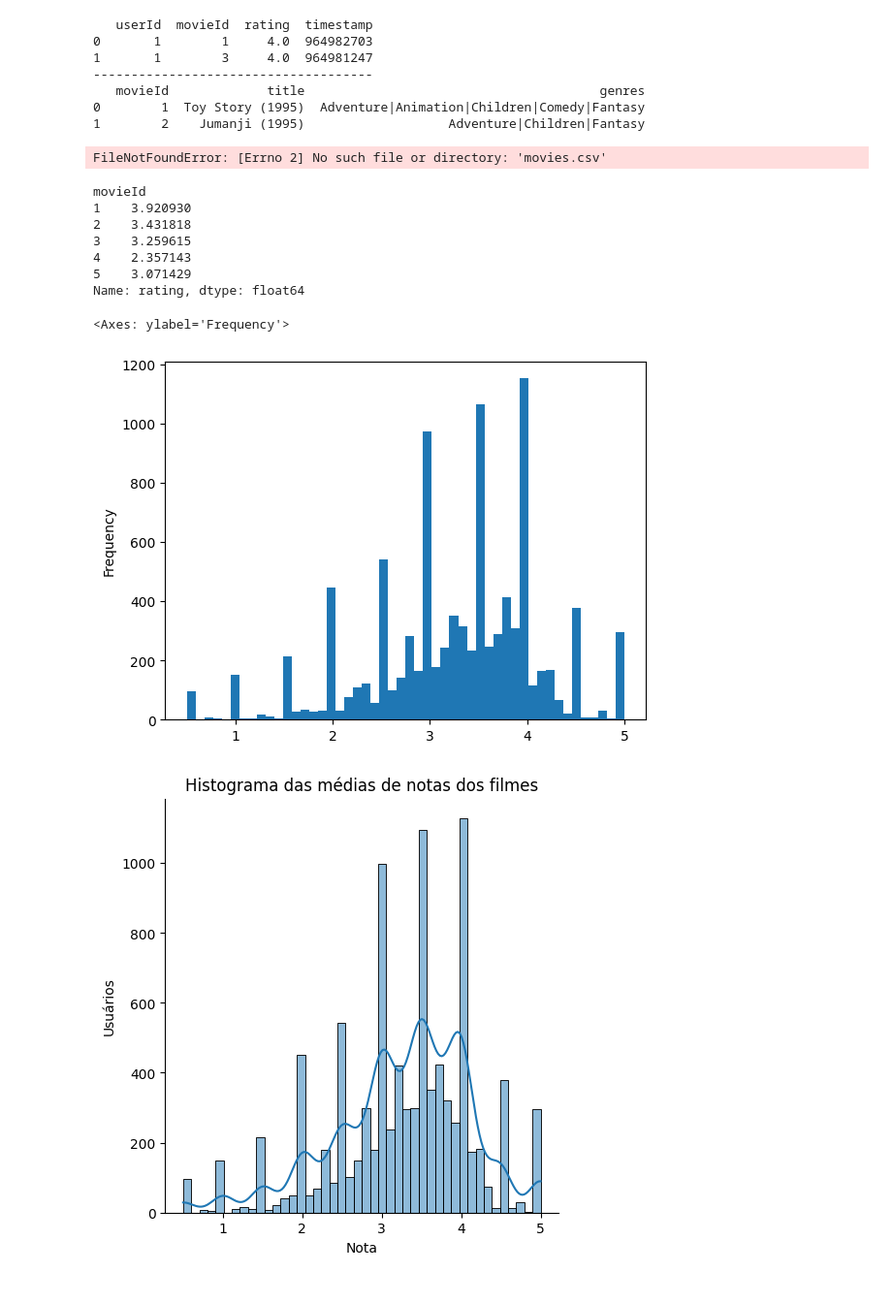
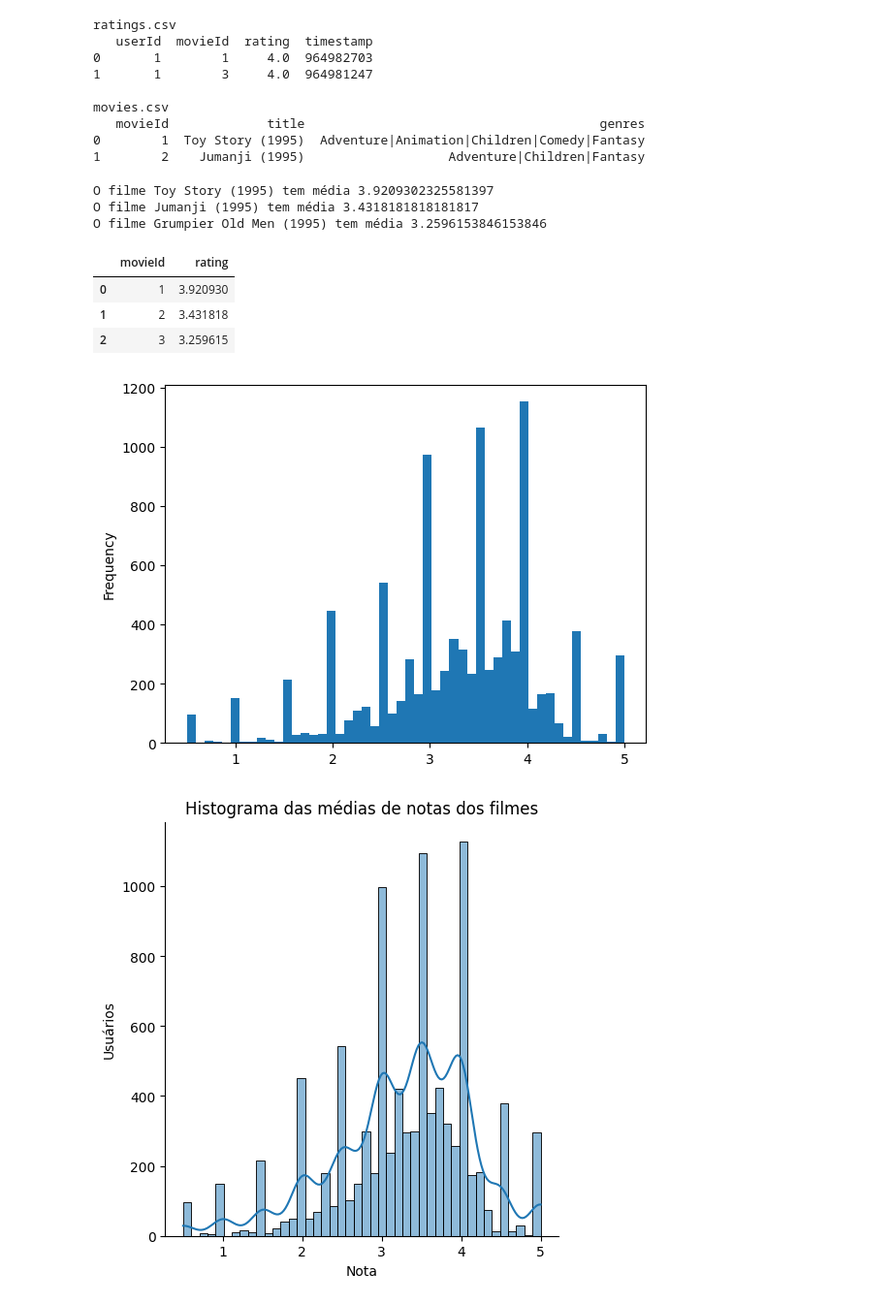
Before and after one commit to vazConnected/alura-data-science-explorando-e-analisando-dados, a Jupyter notebook: notebooks/02-analisando_os_dados.ipynb, the cells around one changed output. Shown: that part at 97% size. Saved outputs shown, nothing was run; the diff lists cells and outputs as text; code cells hidden in the pictures.

```diff
--- a/02-analisando_os_dados.ipynb
+++ b/notebooks/02-analisando_os_dados.ipynb
@@ -6,25 +6,23 @@ import matplotlib.pyplot as plt
 # %%
 # Base de dados do MovieLens (https://files.grouplens.org/datasets/movielens/ml-25m.zip)
 # Crianto data frames com os dados dos filmes e das avaliações
-movies_data_frame = pd.read_csv('./dados/movies.csv')
-ratings_data_frame = pd.read_csv('./dados/ratings.csv')
+ratings_data_frame = pd.read_csv('../dados/ratings.csv')
+movies_data_frame = pd.read_csv('../dados/movies.csv')
 
-print(ratings_data_frame.head(2))
-print('-------------------------------------')
-print(movies_data_frame.head(2))
+print(f"ratings.csv\n{ratings_data_frame.head(2)}\n")
+print(f"movies.csv\n{movies_data_frame.head(2)}")
 # %% [output]
+ratings.csv
    userId  movieId  rating  timestamp
 0       1        1     4.0  964982703
 1       1        3     4.0  964981247
--------------------------------------
+
+movies.csv
    movieId             title                                       genres
 0        1  Toy Story (1995)  Adventure|Animation|Children|Comedy|Fantasy
 1        2    Jumanji (1995)                   Adventure|Children|Fantasy
 # %%
-# Obtendo média de notas via laço de repetição
-movies_data_frame = pd.read_csv('movies.csv')
-ratings_data_frame = pd.read_csv('ratings.csv')
-
+# Calculando a média de avaliação dos 3 primeiros filmes de movies.csv
 for index, row in movies_data_frame.head(3).iterrows():
     movie_id = row['movieId']
     movie_title = row['title']
@@ -34,25 +32,24 @@ for index, row in movies_data_frame.head(3).iterrows():
     if not math.isnan(average_rating):
         print(f"O filme {movie_title} tem média {average_rating}")
 # %% [output]
-FileNotFoundError: [Errno 2] No such file or directory: 'movies.csv'
+O filme Toy Story (1995) tem média 3.9209302325581397
+O filme Jumanji (1995) tem média 3.4318181818181817
+O filme Grumpier Old Men (1995) tem média 3.2596153846153846
 # %%
 # Utilizando group by para obter média de notas
 ratings_grouped_by_movie_id = ratings_data_frame.groupby('movieId') # Agrupa todos os dados de acordo com o id do filme
 movies_rating_mean = ratings_grouped_by_movie_id['rating'].mean()
-movies_rating_mean.head()
+movies_rating_mean.to_frame().reset_index().head(3)
 # %% [output]
-movieId
-1    3.920930
-2    3.431818
-3    3.259615
-4    2.357143
-5    3.071429
-Name: rating, dtype: float64
+|  | movieId | rating |
+| 0 | 1 | 3.920930 |
+| 1 | 2 | 3.431818 |
+| 2 | 3 | 3.259615 |
 # %%
 # Gráfico que mostra a distribuição das médias de notas
 # O parametro "bins" indica a quantidade de espaços (buckets) em que as notas serão agrupadas
 movies_rating_mean.plot(kind='hist', bins=50)
+plt.show()
 # %% [output]
-<Axes: ylabel='Frequency'>
 [figure]
 # %%
```
Also changed, not shown: parts of 1 cell of this notebook, 6 other files.
